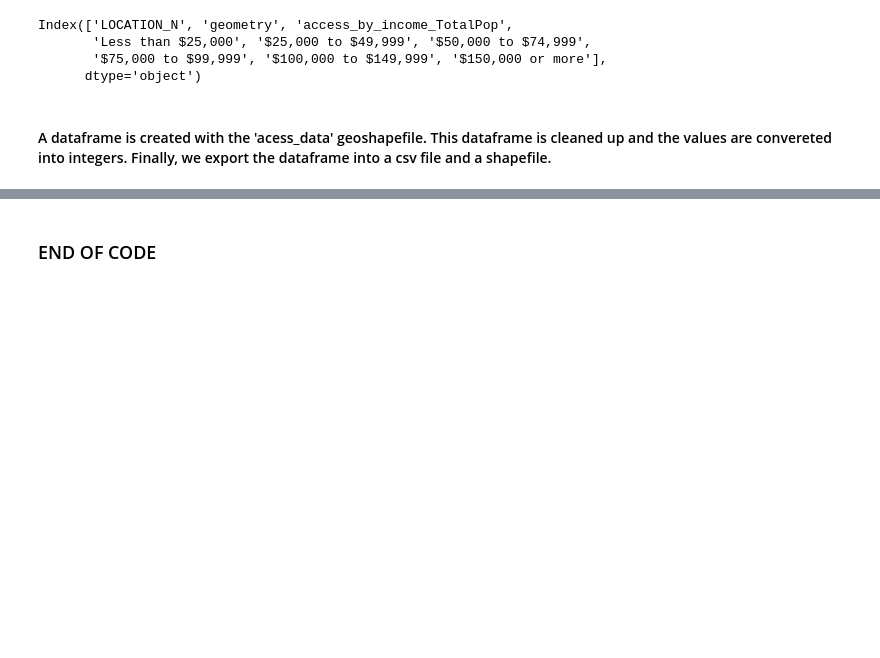
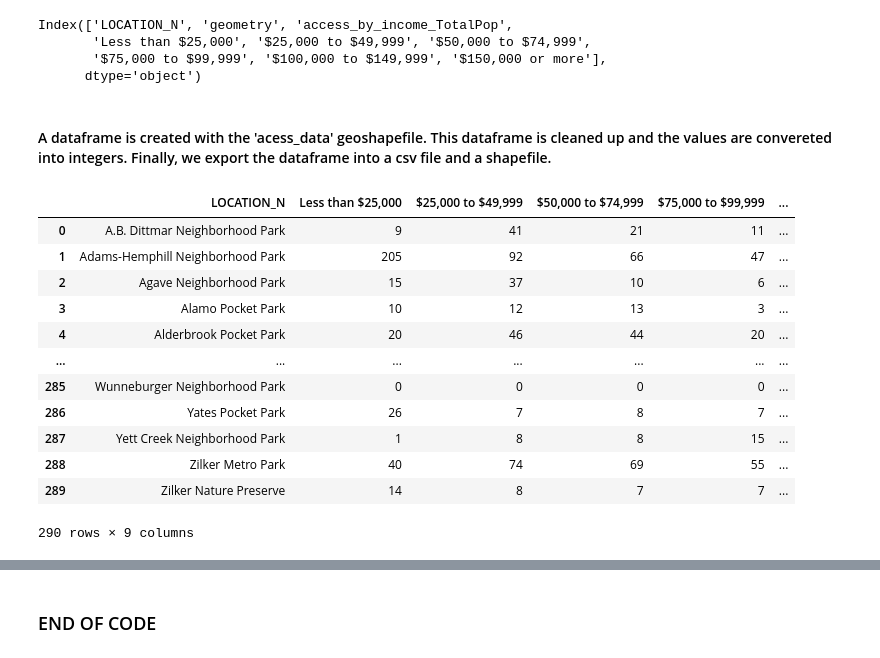
Before and after one commit to vsibarra/park-equity-atx, a Jupyter notebook: notebooks/Access_Quarter Buffer_ACS17_5yr_shapefiles.ipynb, the cells around one changed output, grey strips where cells are left out. Saved outputs shown, nothing was run; the diff lists cells and outputs as text; code cells hidden in the pictures; blank space fills up the shorter version.

```diff
--- a/notebooks/Access_Quarter Buffer_ACS17_5yr_shapefiles.ipynb
+++ b/notebooks/Access_Quarter Buffer_ACS17_5yr_shapefiles.ipynb
@@ -455 +475,17 @@ access_incometable = df.drop(columns=['geometry'])
 access_incometable.to_csv(wd+"data/access/access_table_income_ACS17.csv")
+# %%
+access_incometable
+# %% [output]
+|  | LOCATION_N | Less than $25,000 | $25,000 to $49,999 | $50,000 to $74,999 | $75,000 to $99,999 | ... |
+| 0 | A.B. Dittmar Neighborhood Park | 9 | 41 | 21 | 11 | ... |
+| 1 | Adams-Hemphill Neighborhood Park | 205 | 92 | 66 | 47 | ... |
+| 2 | Agave Neighborhood Park | 15 | 37 | 10 | 6 | ... |
+| 3 | Alamo Pocket Park | 10 | 12 | 13 | 3 | ... |
+| 4 | Alderbrook Pocket Park | 20 | 46 | 44 | 20 | ... |
+| ... | ... | ... | ... | ... | ... | ... |
+| 285 | Wunneburger Neighborhood Park | 0 | 0 | 0 | 0 | ... |
+| 286 | Yates Pocket Park | 26 | 7 | 8 | 7 | ... |
+| 287 | Yett Creek Neighborhood Park | 1 | 8 | 8 | 15 | ... |
+| 288 | Zilker Metro Park | 40 | 74 | 69 | 55 | ... |
+| 289 | Zilker Nature Preserve | 14 | 8 | 7 | 7 | ... |
+290 rows × 9 columns
```
Also changed, not shown: parts of 14 cells of this notebook, 16 other files.
